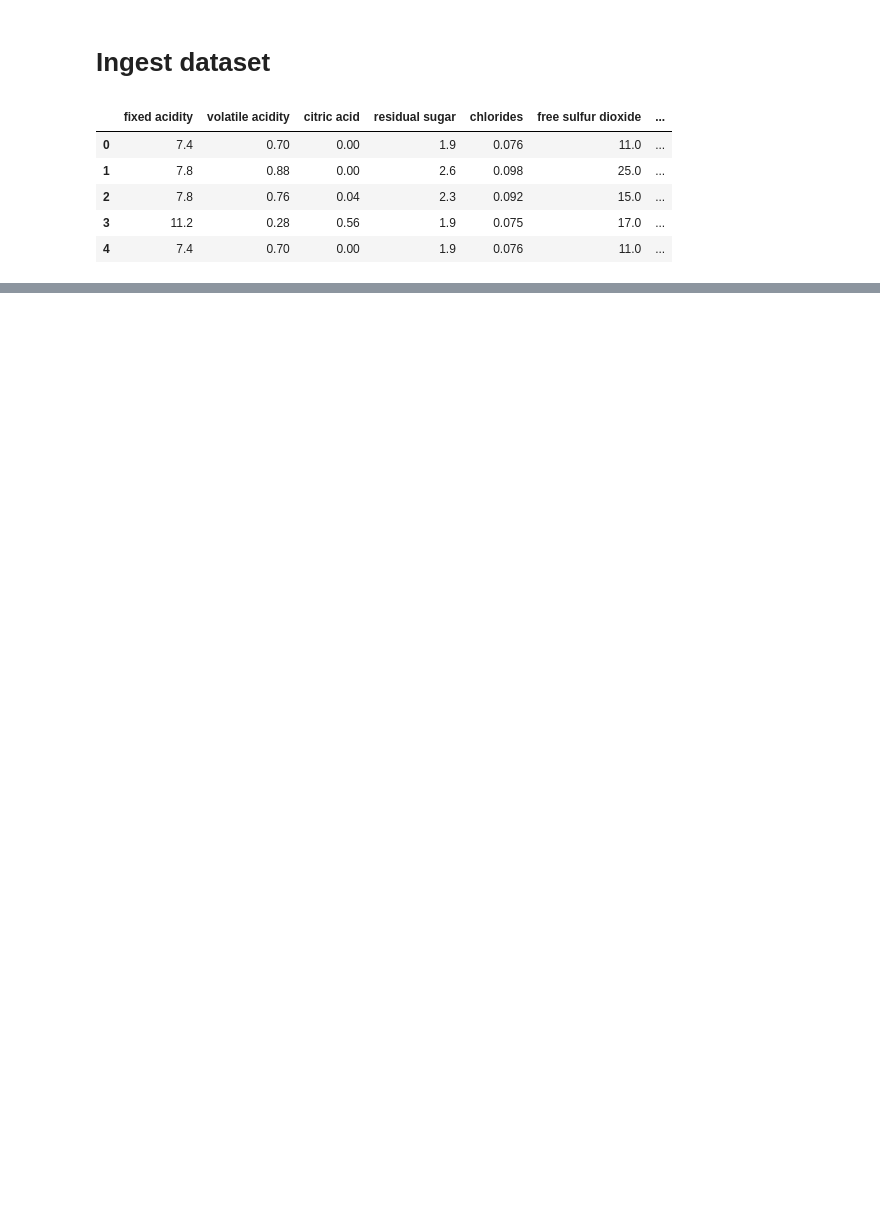
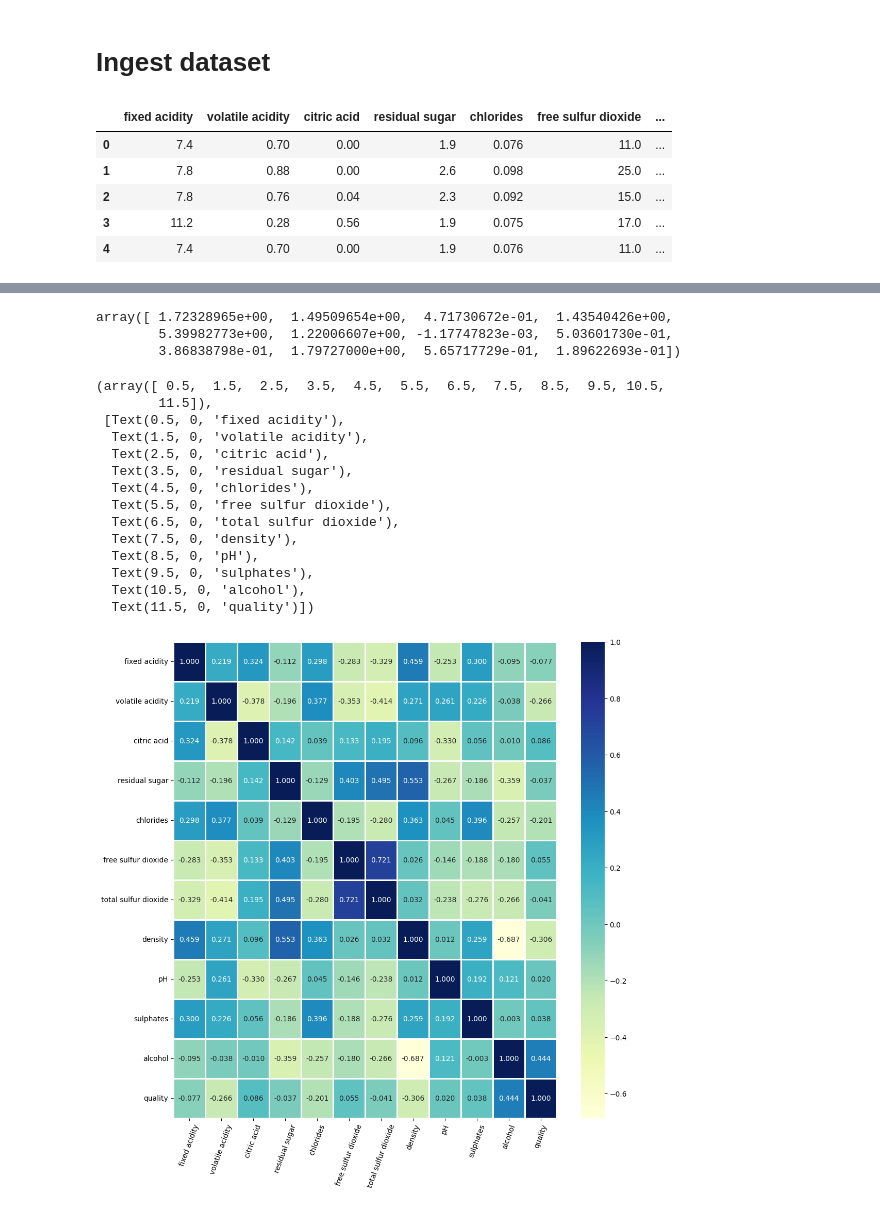
Before and after one commit to REPLY00889/ai_wine_quality, a Jupyter notebook: project.ipynb, the cells around one changed output, grey strips where cells are left out. Cells and saved outputs as stored; diff of their text form; code cells hidden in the pictures; blank space fills up the shorter version.

```diff
--- a/project.ipynb
+++ b/project.ipynb
@@ -38,0 +110,29 @@ df.head(5)
+# %%
+result.skewness
+# %% [output]
+array([ 1.72328965e+00,  1.49509654e+00,  4.71730672e-01,  1.43540426e+00,
+        5.39982773e+00,  1.22006607e+00, -1.17747823e-03,  5.03601730e-01,
+        3.86838798e-01,  1.79727000e+00,  5.65717729e-01,  1.89622693e-01])
+# %%
+corr_df = df.corr()
+
+# heatmaps
+plt.figure(figsize=(12,12))
+sns.heatmap(corr_df , cmap="YlGnBu", annot=True, fmt='.3f', linewidths=2)
+plt.xticks(rotation=70)
+# %% [output]
+(array([ 0.5,  1.5,  2.5,  3.5,  4.5,  5.5,  6.5,  7.5,  8.5,  9.5, 10.5,
+        11.5]),
+ [Text(0.5, 0, 'fixed acidity'),
+  Text(1.5, 0, 'volatile acidity'),
+  Text(2.5, 0, 'citric acid'),
+  Text(3.5, 0, 'residual sugar'),
+  Text(4.5, 0, 'chlorides'),
+  Text(5.5, 0, 'free sulfur dioxide'),
+  Text(6.5, 0, 'total sulfur dioxide'),
+  Text(7.5, 0, 'density'),
+  Text(8.5, 0, 'pH'),
+  Text(9.5, 0, 'sulphates'),
+  Text(10.5, 0, 'alcohol'),
+  Text(11.5, 0, 'quality')])
+[figure, added]
```
Also changed, not shown: parts of 6 cells of this notebook.
